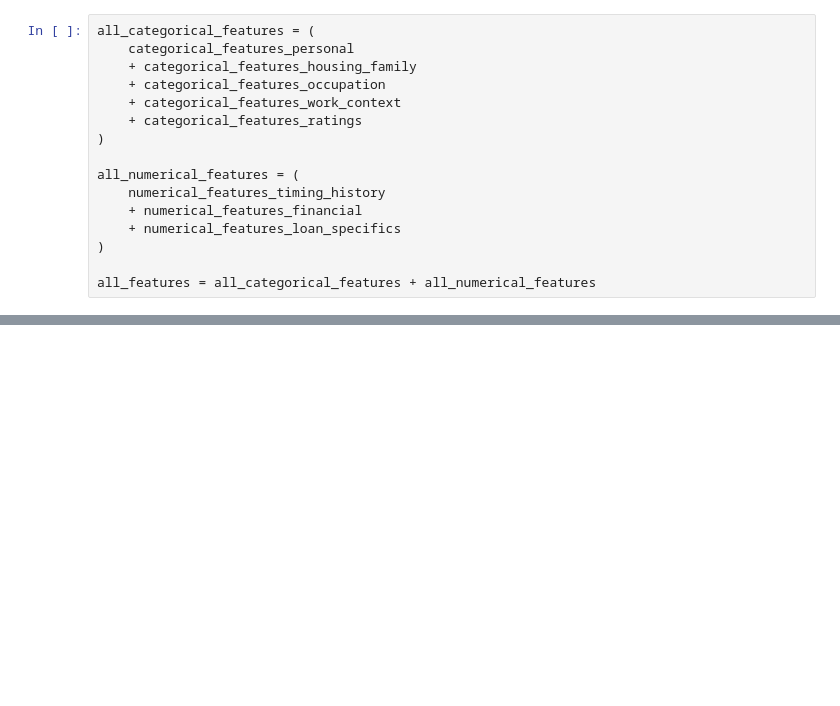
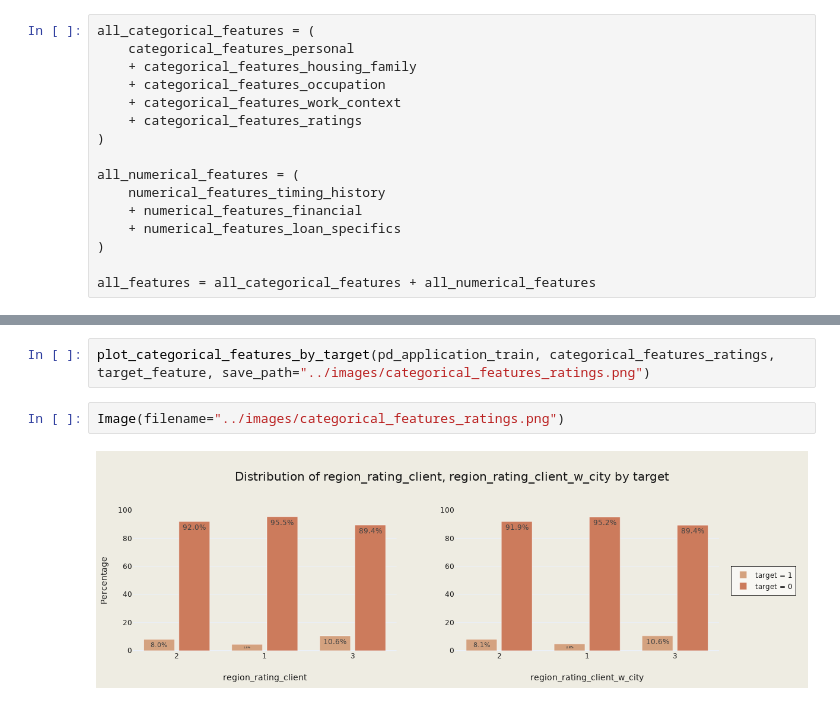
Before and after one commit to vytautas-bunevicius/retail-bank-risk-evaluation, a Jupyter notebook: notebooks/03_exploratory_data_analysis.ipynb, the cells around one changed output, grey strips where cells are left out. Saved outputs shown, nothing was run; the diff lists cells and outputs as text; blank space fills up the shorter version.

```diff
--- a/notebooks/03_exploratory_data_analysis.ipynb
+++ b/notebooks/03_exploratory_data_analysis.ipynb
@@ -222,0 +240,6 @@ plot_categorical_features_by_target(pd_application_train, categorical_features_p
+# %%
+plot_categorical_features_by_target(pd_application_train, categorical_features_ratings, target_feature, save_path="../images/categorical_features_ratings.png")
+# %%
+Image(filename="../images/categorical_features_ratings.png")
+# %% [output]
+[figure, added]
```
Also changed, not shown: parts of 12 cells of this notebook, 12 other files.
